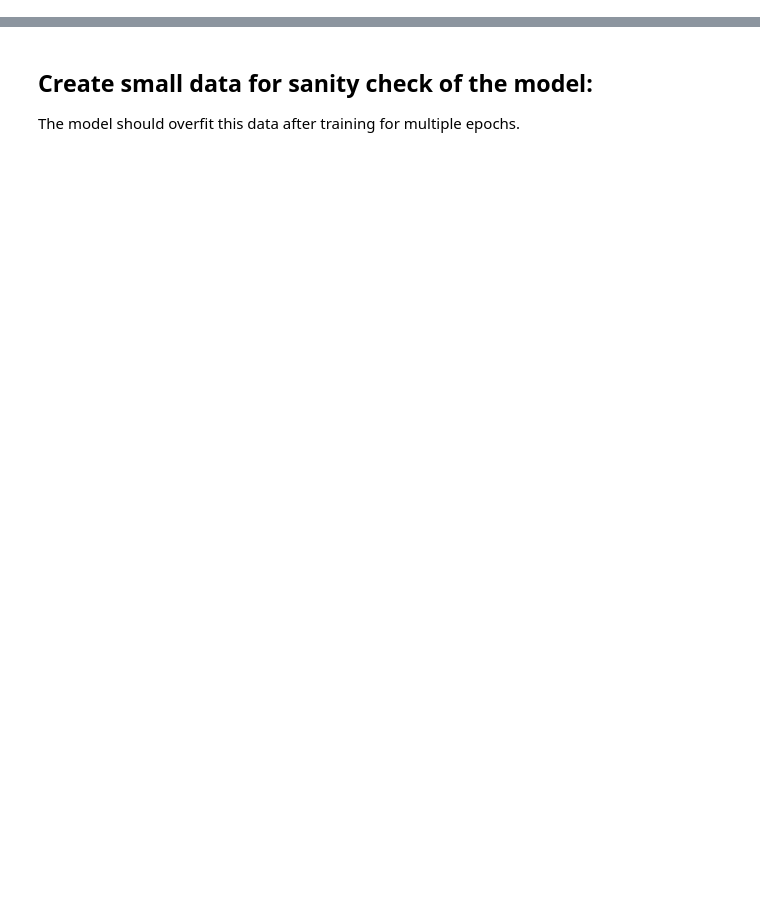
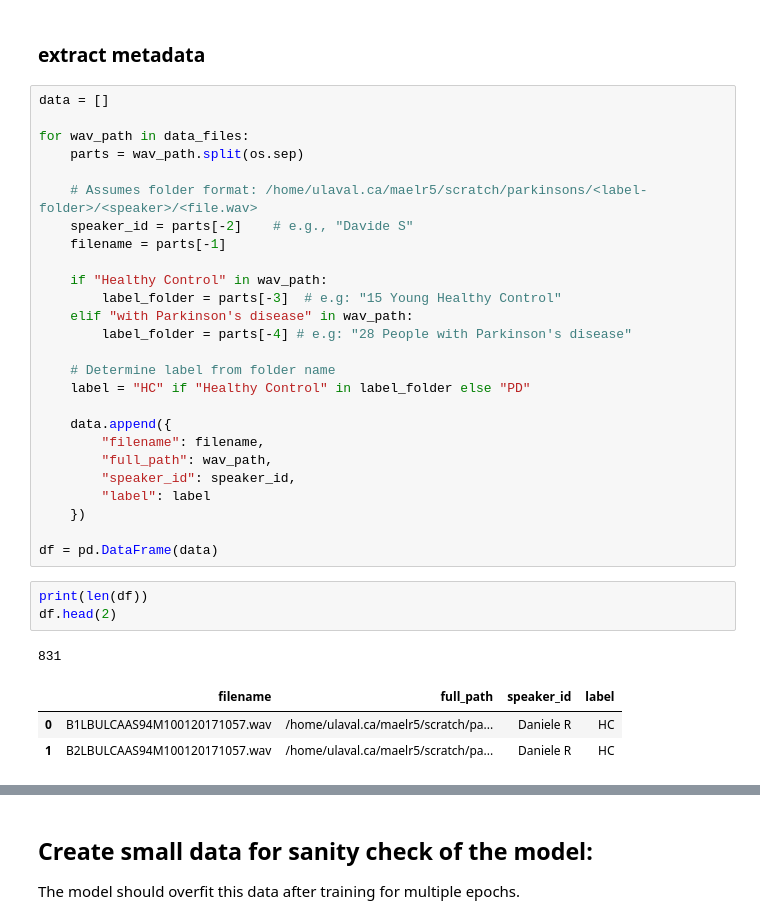
Before and after one commit to Maab-Nimir/Parkinson-Disease-Detection, a Jupyter notebook: prepare_data.ipynb, the cells around one changed output, grey strips where cells are left out. Drawn from its saved outputs; the diff is of its cells as text; blank space fills up the shorter version.

```diff
--- a/prepare_data.ipynb
+++ b/prepare_data.ipynb
@@ -22,0 +60,36 @@ list
+# %% [markdown]
+### extract metadata
+# %%
+data = []
+
+for wav_path in data_files:
+    parts = wav_path.split(os.sep)
+
+    # Assumes folder format: /home/ulaval.ca/maelr5/scratch/parkinsons/<label-folder>/<speaker>/<file.wav>
+    speaker_id = parts[-2]    # e.g., "Davide S"
+    filename = parts[-1]
+
+    if "Healthy Control" in wav_path:
+        label_folder = parts[-3]  # e.g: "15 Young Healthy Control"
+    elif "with Parkinson's disease" in wav_path:
+        label_folder = parts[-4] # e.g: "28 People with Parkinson's disease"
+
+    # Determine label from folder name
+    label = "HC" if "Healthy Control" in label_folder else "PD"
+
+    data.append({
+        "filename": filename,
+        "full_path": wav_path,
+        "speaker_id": speaker_id,
+        "label": label
+    })
+
+df = pd.DataFrame(data)
+# %%
+print(len(df))
+df.head(2)
+# %% [output]
+831
+|  | filename | full_path | speaker_id | label |
+| 0 | B1LBULCAAS94M100120171057.wav | /home/ulaval.ca/maelr5/scratch/pa... | Daniele R | HC |
+| 1 | B2LBULCAAS94M100120171057.wav | /home/ulaval.ca/maelr5/scratch/pa... | Daniele R | HC |
```
Also changed, not shown: parts of 51 cells of this notebook, 7 other files.
